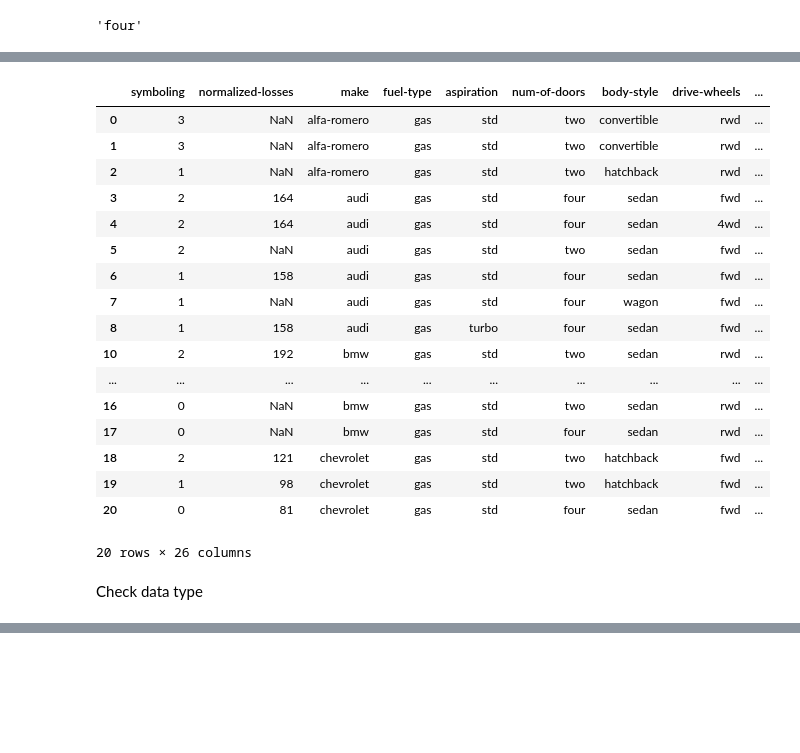
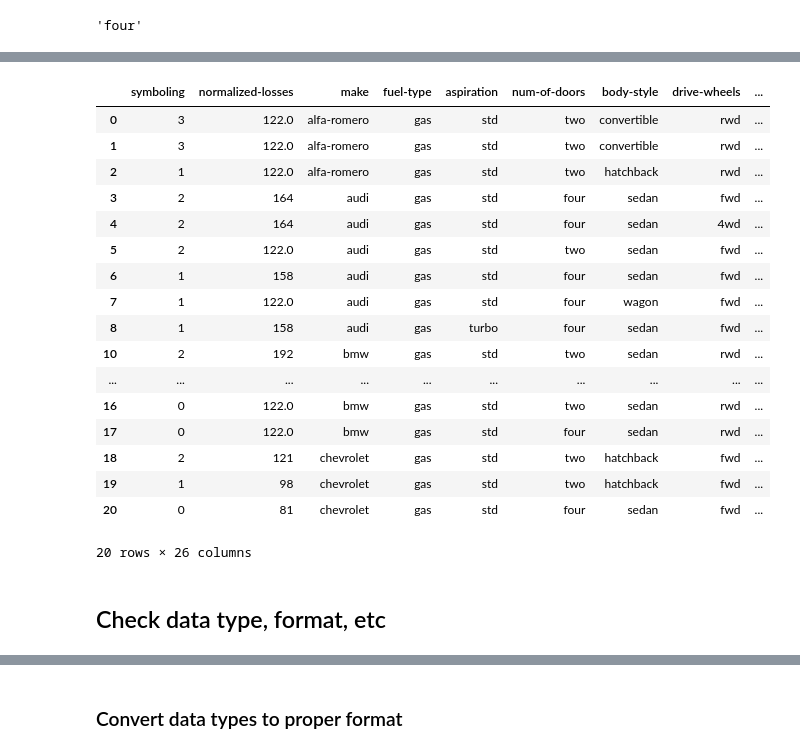
Before and after one commit to essetetsahai/IBM-Python-Course, a Jupyter notebook: Automobile-Data-Analysis-Pandas.ipynb, the cells around one changed output, grey strips where cells are left out. Drawn from its saved outputs; the diff is of its cells as text; code cells hidden in the pictures; blank space fills up the shorter version.

```diff
--- a/Automobile-Data-Analysis-Pandas.ipynb
+++ b/Automobile-Data-Analysis-Pandas.ipynb
@@ -129,5 +141,12 @@ Name: normalized-losses, Length: 201, dtype: object
 # %%
-#Replace missing values in the bore column with the column average
+# Replace missing values in the bore column with the column average
+
+#Calculate avg. bore
 avg_bore = df["bore"].astype('float').mean(axis=0)
 print("Average of bore: ", avg_bore)
+
+
+#Replace NaN with Avg.
+
+df["bore"].replace(np.nan, avg_bore, inplace = True)
 # %% [output]
@@ -172,7 +177,10 @@ Name: stroke, Length: 201, dtype: object
 # %%
-#Replace NaN values in horsepower column with column average
+#Replace missing horsepower values with avg. horsepower
+
+#Calculate avg. horsepower
 avg_horsepower = df['horsepower'].astype('float').mean(axis=0)
-print('avg_horsepower: ', avg_horsepower)
+print('Avg_horsepower: ', avg_horsepower)
 
-df["horsepower"].replace(np.nan, avg_horsepower)
+#Replace NaN with Avg.
+df["horsepower"].replace(np.nan, avg_horsepower, inplace = True)
 # %% [output]
@@ -225,5 +225,6 @@ df["num-of-doors"].value_counts().idxmax()
 # %% [output]
 'four'
 # %%
-#Replace missing values in num-of-doors column with the mode
-df["num-of-doors"].replace(np.nan, "four")
+#Replace missing values in num-of-doors column with the most frequent value
+
+df["num-of-doors"].replace(np.nan, "four", inplace = True)
@@ -247,0 +233,3 @@ df1 = df.replace('?', np.NaN)
+# %%
+df = df.dropna(subset=["price"], axis =0)
+df.head(5)
@@ -248,31 +244,28 @@ df1 = df.replace('?', np.NaN)
 # %%
-#Drop missing values in the price column
-df = df1.dropna(subset=["price"], axis=0)
-
 # reset index because of dropped rows
 df.reset_index(drop=True)
 
 df.head(20)
 # %% [output]
 |  | symboling | normalized-losses | make | fuel-type | aspiration | num-of-doors | body-style | drive-wheels | ... |
-| 0 | 3 | NaN | alfa-romero | gas | std | two | convertible | rwd | ... |
-| 1 | 3 | NaN | alfa-romero | gas | std | two | convertible | rwd | ... |
-| 2 | 1 | NaN | alfa-romero | gas | std | two | hatchback | rwd | ... |
+| 0 | 3 | 122.0 | alfa-romero | gas | std | two | convertible | rwd | ... |
+| 1 | 3 | 122.0 | alfa-romero | gas | std | two | convertible | rwd | ... |
+| 2 | 1 | 122.0 | alfa-romero | gas | std | two | hatchback | rwd | ... |
 | 3 | 2 | 164 | audi | gas | std | four | sedan | fwd | ... |
 | 4 | 2 | 164 | audi | gas | std | four | sedan | 4wd | ... |
-| 5 | 2 | NaN | audi | gas | std | two | sedan | fwd | ... |
+| 5 | 2 | 122.0 | audi | gas | std | two | sedan | fwd | ... |
 | 6 | 1 | 158 | audi | gas | std | four | sedan | fwd | ... |
-| 7 | 1 | NaN | audi | gas | std | four | wagon | fwd | ... |
+| 7 | 1 | 122.0 | audi | gas | std | four | wagon | fwd | ... |
 | 8 | 1 | 158 | audi | gas | turbo | four | sedan | fwd | ... |
 | 10 | 2 | 192 | bmw | gas | std | two | sedan | rwd | ... |
 | ... | ... | ... | ... | ... | ... | ... | ... | ... | ... |
-| 16 | 0 | NaN | bmw | gas | std | two | sedan | rwd | ... |
-| 17 | 0 | NaN | bmw | gas | std | four | sedan | rwd | ... |
+| 16 | 0 | 122.0 | bmw | gas | std | two | sedan | rwd | ... |
+| 17 | 0 | 122.0 | bmw | gas | std | four | sedan | rwd | ... |
 | 18 | 2 | 121 | chevrolet | gas | std | two | hatchback | fwd | ... |
 | 19 | 1 | 98 | chevrolet | gas | std | two | hatchback | fwd | ... |
 | 20 | 0 | 81 | chevrolet | gas | std | four | sedan | fwd | ... |
 20 rows × 26 columns
 # %% [markdown]
-Check data type
+## Check data type, format, etc
 # %%
 #Find the data type of each column
@@ -295,3 +289,5 @@ city-mpg               int64
 highway-mpg            int64
 price                 object
 dtype: object
+# %% [markdown]
+### Convert data types to proper format
```
Also changed, not shown: parts of 49 cells of this notebook.
